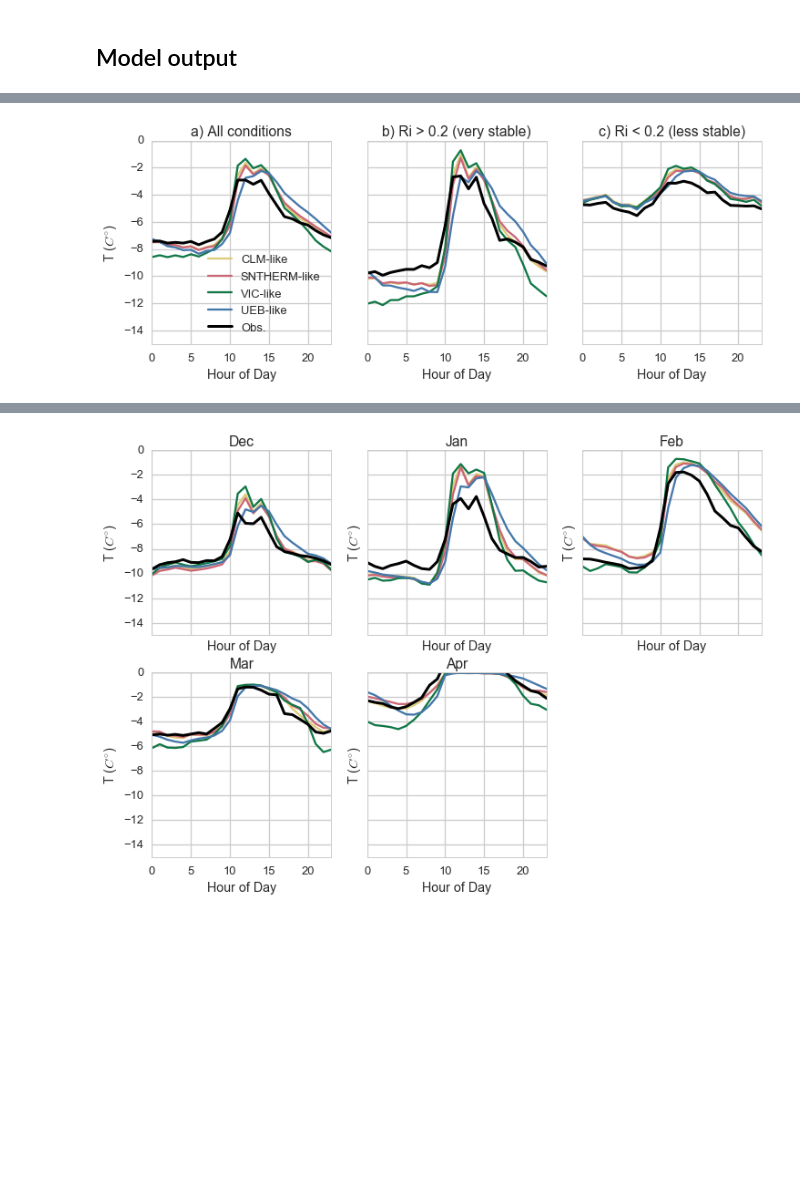
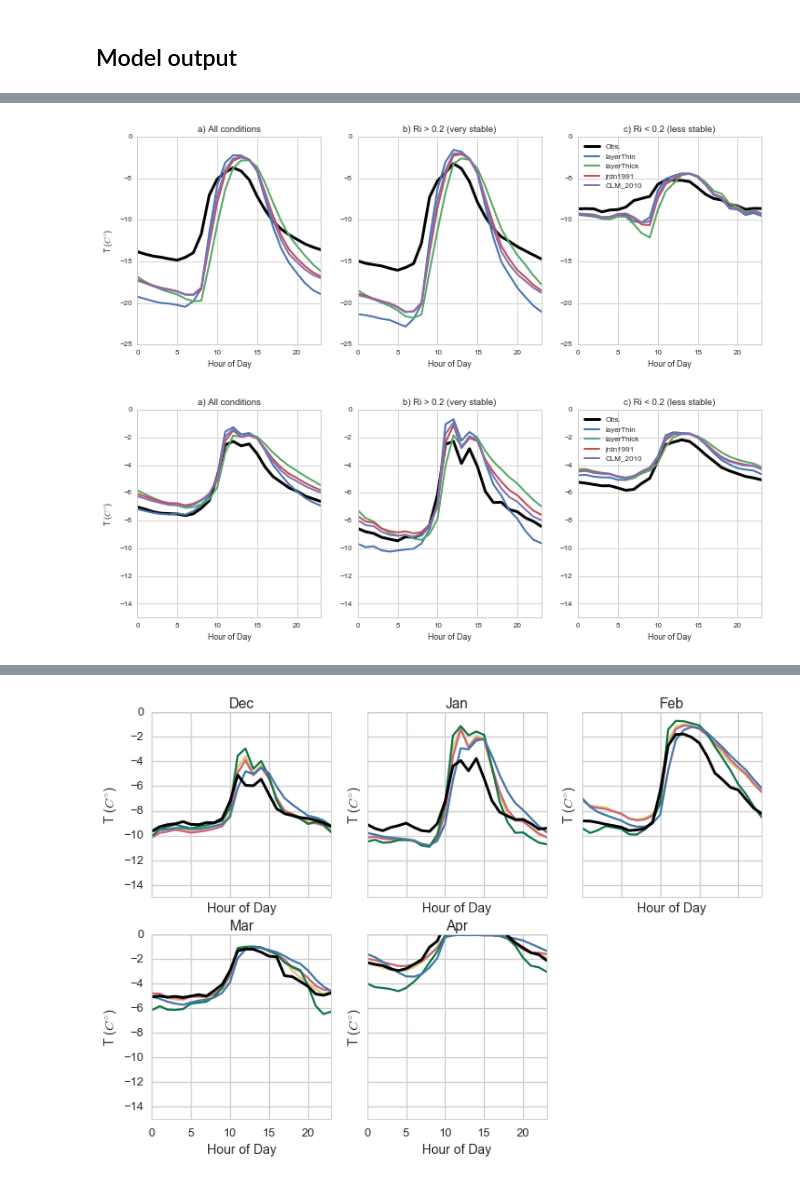
Before and after one commit to klapo/ModTsfc, a Jupyter notebook: ModTsfc.summaResults.diurnalTs.ipynb, the cells around one changed output, grey strips where cells are left out. Cells and saved outputs as stored; diff of their text form; code cells hidden in the pictures; blank space fills up the shorter version.

Commit message:
Current working version of notebook that generates figures used in version 3 of the dissertation.

```diff
--- a/ModTsfc.summaResults.diurnalTs.ipynb
+++ b/ModTsfc.summaResults.diurnalTs.ipynb
@@ -25,7 +25,7 @@ import turbpy
 
 # Customize
 sns.set_style("whitegrid")
-sns.set_context('talk')
+sns.set_context('paper')
 %matplotlib inline
 # %%
 # --------------------------------------------------------------------------------------------------------------------
@@ -265,36 +248,37 @@ def evalDiurnalTs_Criteria(ax, dsDict, obs, criteria, labels, ls, lcolor):
 # %%
 # --------------------------------------------------------------------------------------------------------------------
 # Layers
-fig, axes = plt.subplots(1, 3, figsize= (12, 4))
-axes = axes.flatten()
-tempDS = {}
-for n in layerExp:
-    tempDS[n] = layerExp[n]
-    tempDS[n]['scalarSurfaceTemp'] = layerExp[n]['scalarSurfaceTemp'].where((CDP.SP == 1)
-                                                                            & (tempDS[n]['scalarSWE'] > 0))
+exp = 'layers'
+for s in siteNames:
+    tempDS = {}
+    fig, axes = plt.subplots(1, 3, figsize= (12, 4))
+    axes = axes.flatten()
+    if s == 'SWA':
+        ylims = [-25, 0]
+    if s == 'CDP':
+        ylims = [-15, 0]
 
-ax = axes[0]
-criteria = CDP.RiBulk > 0.
-evalDiurnalTs_Criteria(ax, tempDS, CDP, criteria, layerExpLabel, layerExpLineStyle, layerExpColor)
-ax.set_title('a) All conditions')
+    ax = axes[0]
+    criteria = force[s].RiBulk > 0.
+    tempDS = results[s].swap_dims({'expID': 'exp'}).sel(exp=exp)
+    diurnalTs_Criteria(ax, tempDS.swap_dims({'exp': 'expID'}), force[s], criteria, ylims=ylims)
+    ax.set_title('a) All conditions')
 
-ax = axes[1]
-criteria = CDP.RiBulk > 0.2
-evalDiurnalTs_Criteria(ax, tempDS, CDP, criteria, layerExpLabel, layerExpLineStyle, layerExpColor)
-ax.set_yticklabels([])
-ax.set_ylabel('')
-ax.legend_.remove()
-ax.set_title('b) Ri > 0.2 (very stable)')
+    ax = axes[1]
+    criteria = force[s].RiBulk > 0.2
+    diurnalTs_Criteria(ax, tempDS.swap_dims({'exp': 'expID'}), force[s], criteria, ylims=ylims)
+    ax.set_ylabel('')
+    ax.set_title('b) Ri > 0.2 (very stable)')
 
-ax = axes[2]
-criteria = CDP.RiBulk < 0.2
-evalDiurnalTs_Criteria(ax, tempDS, CDP, criteria, layerExpLabel, layerExpLineStyle, layerExpColor)
-ax.set_yticklabels([])
-ax.set_ylabel('')
-ax.legend_.remove()
-ax.set_title('c) Ri < 0.2 (less stable)')
+    ax = axes[2]
+    criteria = force[s].RiBulk < 0.2
+    diurnalTs_Criteria(ax, tempDS.swap_dims({'exp': 'expID'}), force[s], criteria,
+                       labels=tempDS.expID.values, ylims=ylims)
+    ax.set_ylabel('')
+    ax.set_title('c) Ri < 0.2 (less stable)')
 
-os.chdir(dirPrint)
-fig.savefig('ModTsfc.WSC17.DiurnalTs_Layers_Stability.pdf')
+    os.chdir(dirPrint)
+    fig.savefig(s + '.layers.diurnalTs.pdf', bbox_inches='tight')
 # %% [output]
-[figure, old version]
+[figure, new version]
+[figure, added]
```
Also changed, not shown: parts of 25 cells of this notebook.
